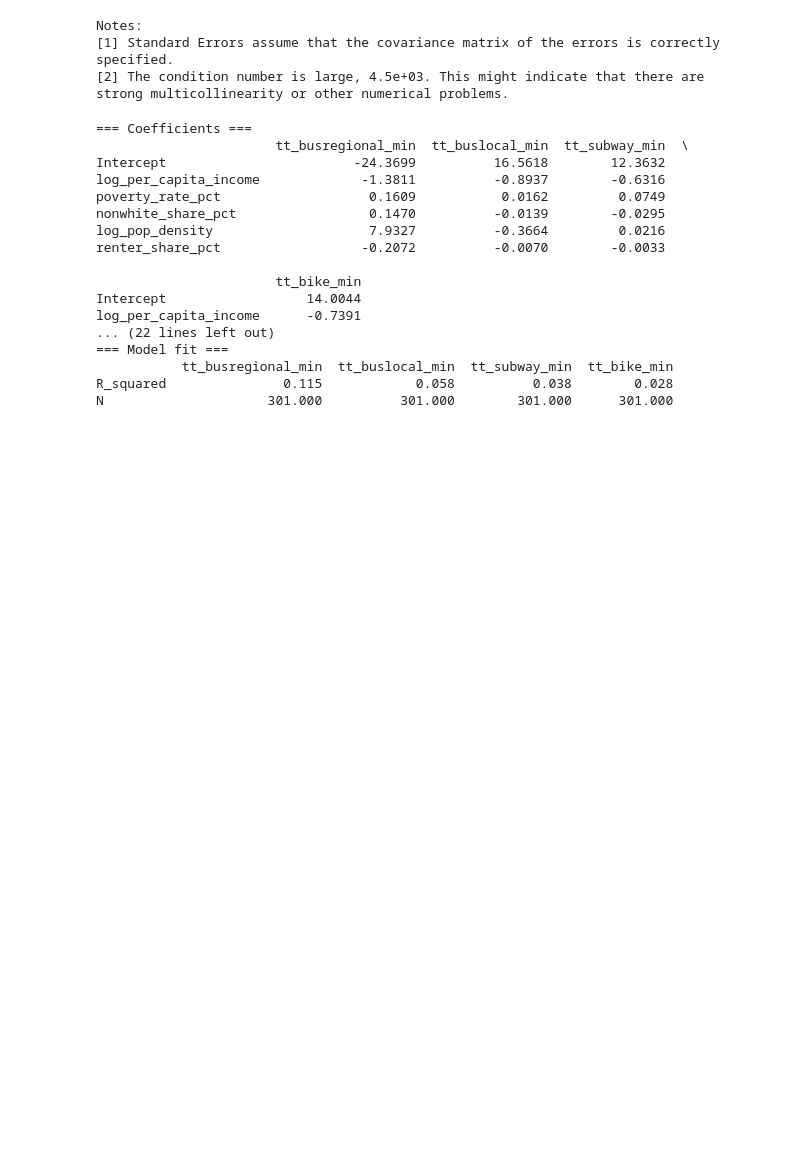
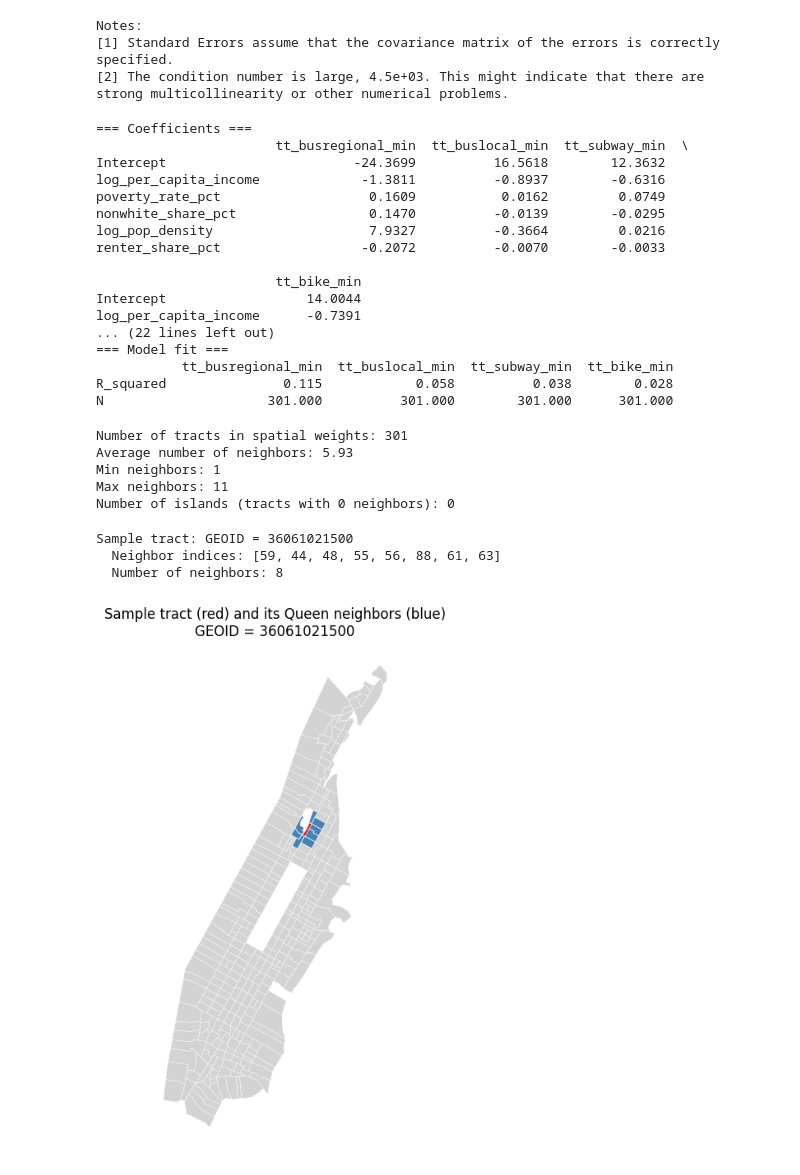
Before and after one commit to Sidbaobao/Final_project_data__science, a Jupyter notebook: sm2986_HW5 collaboration.ipynb, the cells around one changed output. Drawn from its saved outputs; the diff is of its cells as text; code cells hidden in the pictures; blank space fills up the shorter version.

```diff
--- a/sm2986_HW5 collaboration.ipynb
+++ b/sm2986_HW5 collaboration.ipynb
@@ -1280,3 +1280,65 @@ log_per_capita_income      -0.7391
            tt_busregional_min  tt_buslocal_min  tt_subway_min  tt_bike_min
 R_squared               0.115            0.058          0.038        0.028
 N                     301.000          301.000        301.000      301.000
+# %%
+# Step I.1 - Build spatial weights matrix (Week 7_2 §7.2.2 style)
+# Queen contiguity: two tracts are neighbors if they share ANY boundary point
+# (corners count). This is the most common choice for irregular polygons like
+# census tracts.
+#
+# We build the weights from reg_df (the tracts that went into our OLS).
+# This guarantees every observation in the regression has a defined neighborhood.
+
+from libpysal import weights
+
+# Get the geometry for the tracts in reg_df
+reg_df_geo = tracts_master[tracts_master['GEOID'].isin(reg_df['GEOID'])].copy()
+reg_df_geo = reg_df_geo.reset_index(drop=True)
+
+# Build Queen weights
+w_queen = weights.Queen.from_dataframe(reg_df_geo, use_index=True)
+
+# Row-standardize (Week 7_2 cell 34): each row of the weights matrix sums to 1.
+# This means a tract's "spatial lag" is the AVERAGE of its neighbors' values,
+# not the sum, which is the standard interpretation.
+w_queen.set_transform("R")
+
+# Quick stats
+print('Number of tracts in spatial weights:', w_queen.n)
+print('Average number of neighbors:', round(w_queen.mean_neighbors, 2))
+print('Min neighbors:', w_queen.min_neighbors)
+print('Max neighbors:', w_queen.max_neighbors)
+print('Number of islands (tracts with 0 neighbors):', len(w_queen.islands))
+# %% [output]
+Number of tracts in spatial weights: 301
+Average number of neighbors: 5.93
+Min neighbors: 1
+Max neighbors: 11
+Number of islands (tracts with 0 neighbors): 0
+# %%
+# Step I.2 - Inspect one tract to verify spatial weights work (Week 7_2 cell 22-24 style)
+
+# Pick a sample GEOID — using one in midtown so we can verify the neighbors visually
+sample_geoid_idx = 50   # arbitrary index in reg_df_geo
+sample_geoid = reg_df_geo.loc[sample_geoid_idx, 'GEOID']
+print(f"Sample tract: GEOID = {sample_geoid}")
+print(f"  Neighbor indices: {w_queen.neighbors[sample_geoid_idx]}")
+print(f"  Number of neighbors: {len(w_queen.neighbors[sample_geoid_idx])}")
+
+# Plot the sample tract and its neighbors
+fig, ax = plt.subplots(figsize=(8, 8))
+reg_df_geo.plot(ax=ax, facecolor='lightgray', edgecolor='white', linewidth=0.3)
+reg_df_geo.iloc[w_queen.neighbors[sample_geoid_idx]].plot(
+    ax=ax, facecolor='steelblue', edgecolor='white', linewidth=0.5
+)
+reg_df_geo.iloc[[sample_geoid_idx]].plot(
+    ax=ax, facecolor='red', edgecolor='white', linewidth=0.5
+)
+ax.set_title(f"Sample tract (red) and its Queen neighbors (blue)\nGEOID = {sample_geoid}")
+ax.set_axis_off()
+plt.show()
+# %% [output]
+Sample tract: GEOID = 36061021500
+  Neighbor indices: [59, 44, 48, 55, 56, 88, 61, 63]
+  Number of neighbors: 8
+[figure, added]
```
Also changed, not shown: parts of 3 cells of this notebook.
